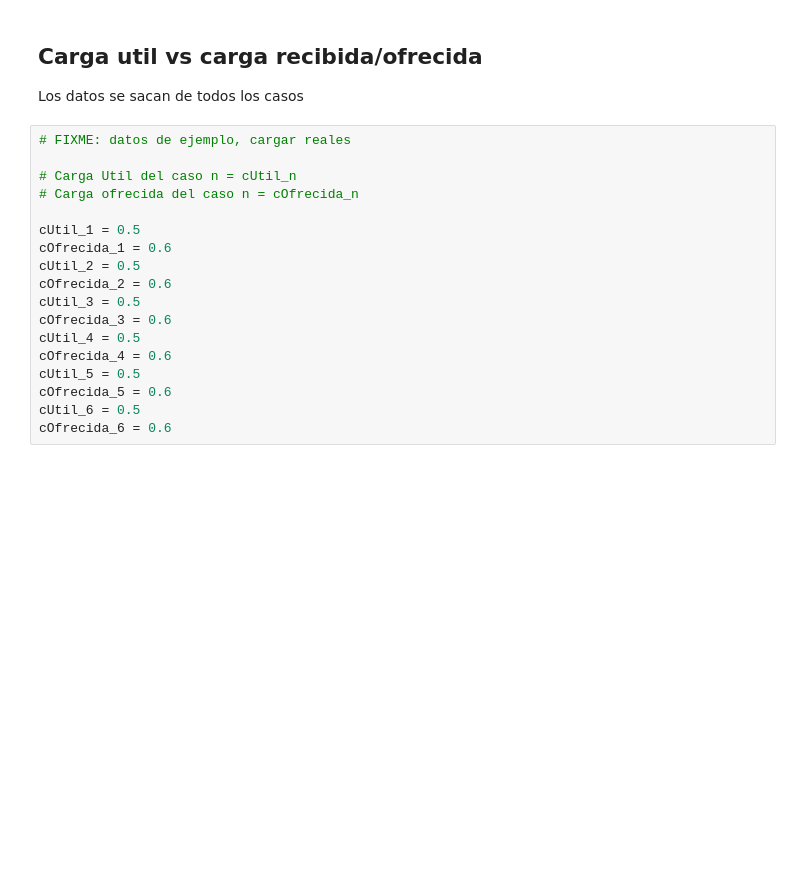
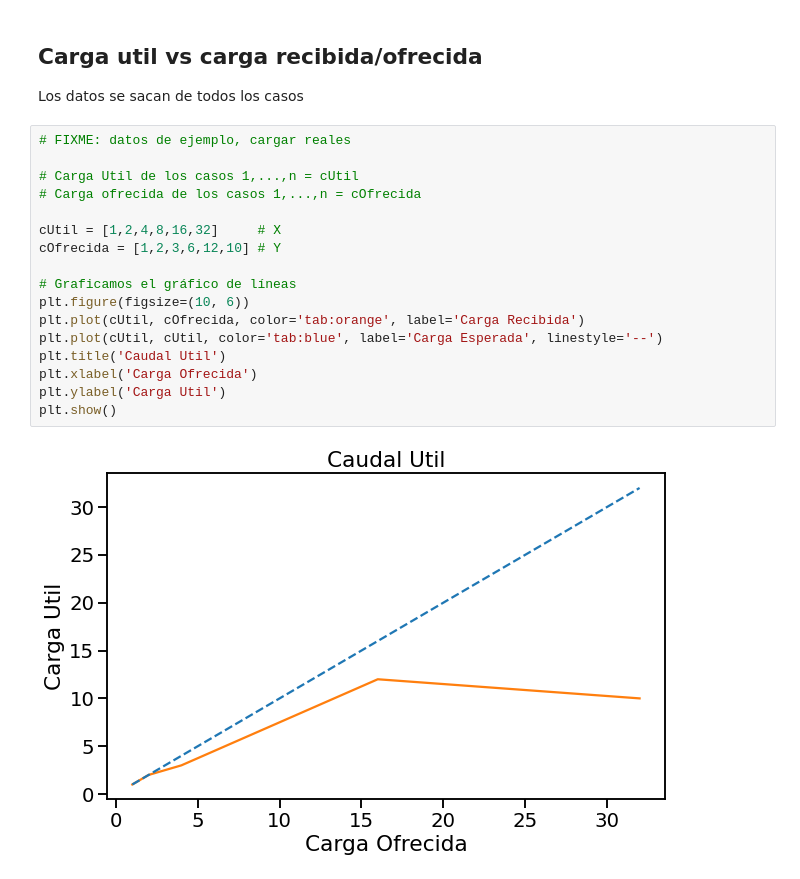
Before and after one commit to Kidmand/Redes-LAB-3, a Jupyter notebook: Notebook-results.ipynb, the cells around one changed output. Cells and saved outputs as stored; diff of their text form; blank space fills up the shorter version.

Commit message:
feat: carga util ves ofrecida

```diff
--- a/Notebook-results.ipynb
+++ b/Notebook-results.ipynb
@@ -95,21 +93,22 @@ Paquetes recibidos 0.0
 # %% [markdown]
 ## Carga util vs carga recibida/ofrecida
 Los datos se sacan de todos los casos
-# %%
-# FIXME: datos de ejemplo, cargar reales
-
-# Carga Util del caso n = cUtil_n
-# Carga ofrecida del caso n = cOfrecida_n
-
-cUtil_1 = 0.5
-cOfrecida_1 = 0.6
-cUtil_2 = 0.5
-cOfrecida_2 = 0.6
-cUtil_3 = 0.5
-cOfrecida_3 = 0.6
-cUtil_4 = 0.5
-cOfrecida_4 = 0.6
-cUtil_5 = 0.5
-cOfrecida_5 = 0.6
-cUtil_6 = 0.5
-cOfrecida_6 = 0.6
+# %%
+# FIXME: datos de ejemplo, cargar reales
+
+# Carga Util de los casos 1,...,n = cUtil
+# Carga ofrecida de los casos 1,...,n = cOfrecida
+
+cUtil = [1,2,4,8,16,32]     # X
+cOfrecida = [1,2,3,6,12,10] # Y
+
+# Graficamos el gráfico de líneas
+plt.figure(figsize=(10, 6))
+plt.plot(cUtil, cOfrecida, color='tab:orange', label='Carga Recibida')
+plt.plot(cUtil, cUtil, color='tab:blue', label='Carga Esperada', linestyle='--')
+plt.title('Caudal Util')
+plt.xlabel('Carga Ofrecida')
+plt.ylabel('Carga Util')
+plt.show()
+# %% [output]
+[figure, added]
```
Also changed, not shown: parts of 2 cells of this notebook, 2 other files.
